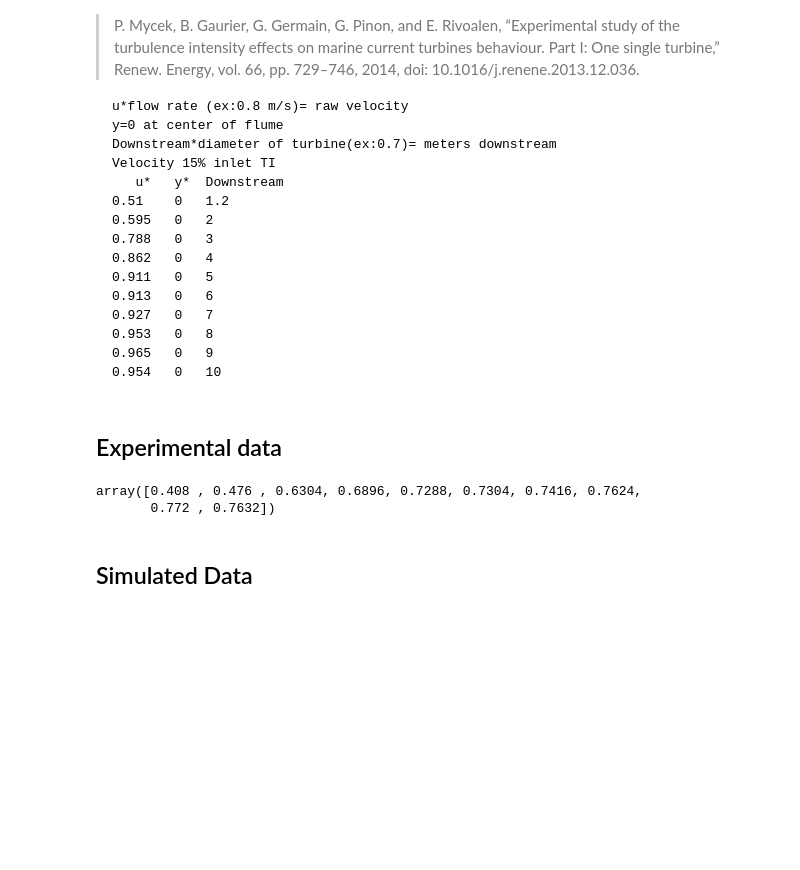
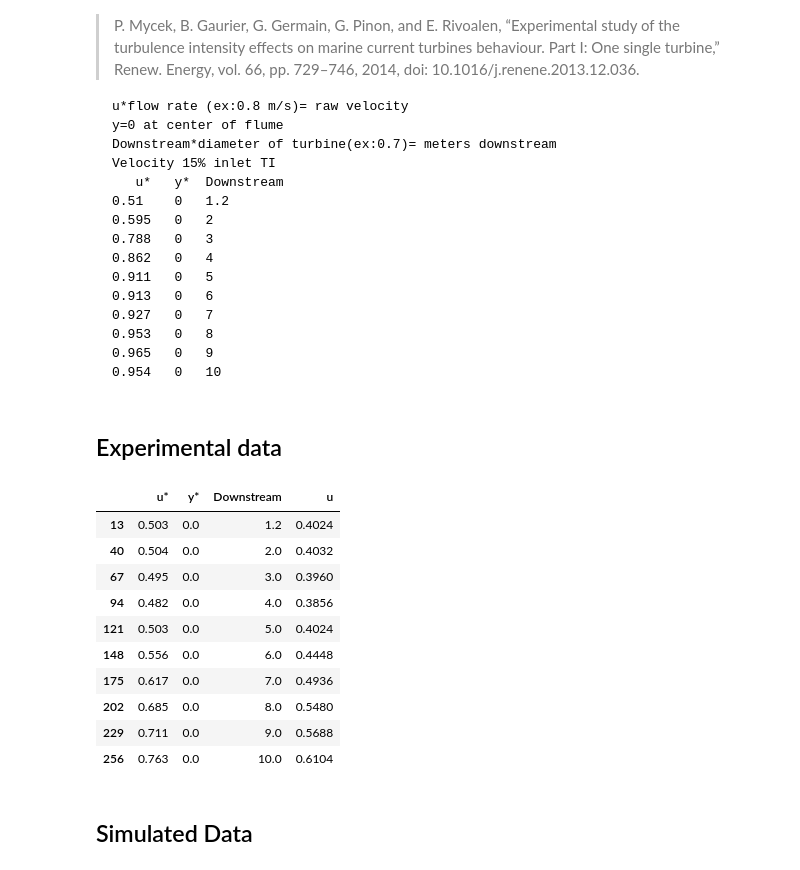
Before and after one commit to browniea/Delft3D_verify, a Jupyter notebook: Delft3d_verify.ipynb, the cells around one changed output. Saved outputs shown, nothing was run; the diff lists cells and outputs as text; code cells hidden in the pictures; blank space fills up the shorter version.

```diff
--- a/Delft3d_verify.ipynb
+++ b/Delft3d_verify.ipynb
@@ -37,11 +37,26 @@ plt.rcParams.update({'font.size': 15}) # Set fount size of plots title and label
 ## Experimental data
 # %%
 #Experimental data
-ucx_experiment= np.array([0.51, 0.595, 0.788, 0.862, 0.911, 0.913, 0.927, 0.953, 0.965, 0.954])*0.8
-ucx_experiment
+# ucx_experiment= np.array([0.51, 0.595, 0.788, 0.862, 0.911, 0.913, 0.927, 0.953, 0.965, 0.954])*0.8
+#x = np.array([1.2, 2, 3, 4, 5, 6, 7, 8, 9, 10])*turbine_diameter+turbine_x
+
+#Import Experimental data
+ucx_experiment= pd.read_csv("Mycek_03TI_vel.txt", delimiter="\t")
+ucx_experiment['u']=ucx_experiment['u*']*0.8
+ucx_experiment_centerline= ucx_experiment[ucx_experiment['y*'].values==0]
+ucx_experiment_centerline
 # %% [output]
-array([0.408 , 0.476 , 0.6304, 0.6896, 0.7288, 0.7304, 0.7416, 0.7624,
-       0.772 , 0.7632])
+|  | u* | y* | Downstream | u |
+| 13 | 0.503 | 0.0 | 1.2 | 0.4024 |
+| 40 | 0.504 | 0.0 | 2.0 | 0.4032 |
+| 67 | 0.495 | 0.0 | 3.0 | 0.3960 |
+| 94 | 0.482 | 0.0 | 4.0 | 0.3856 |
+| 121 | 0.503 | 0.0 | 5.0 | 0.4024 |
+| 148 | 0.556 | 0.0 | 6.0 | 0.4448 |
+| 175 | 0.617 | 0.0 | 7.0 | 0.4936 |
+| 202 | 0.685 | 0.0 | 8.0 | 0.5480 |
+| 229 | 0.711 | 0.0 | 9.0 | 0.5688 |
+| 256 | 0.763 | 0.0 | 10.0 | 0.6104 |
 # %% [markdown]
 ##  Simulated Data
 # %%
```
Also changed, not shown: parts of 9 cells of this notebook.
